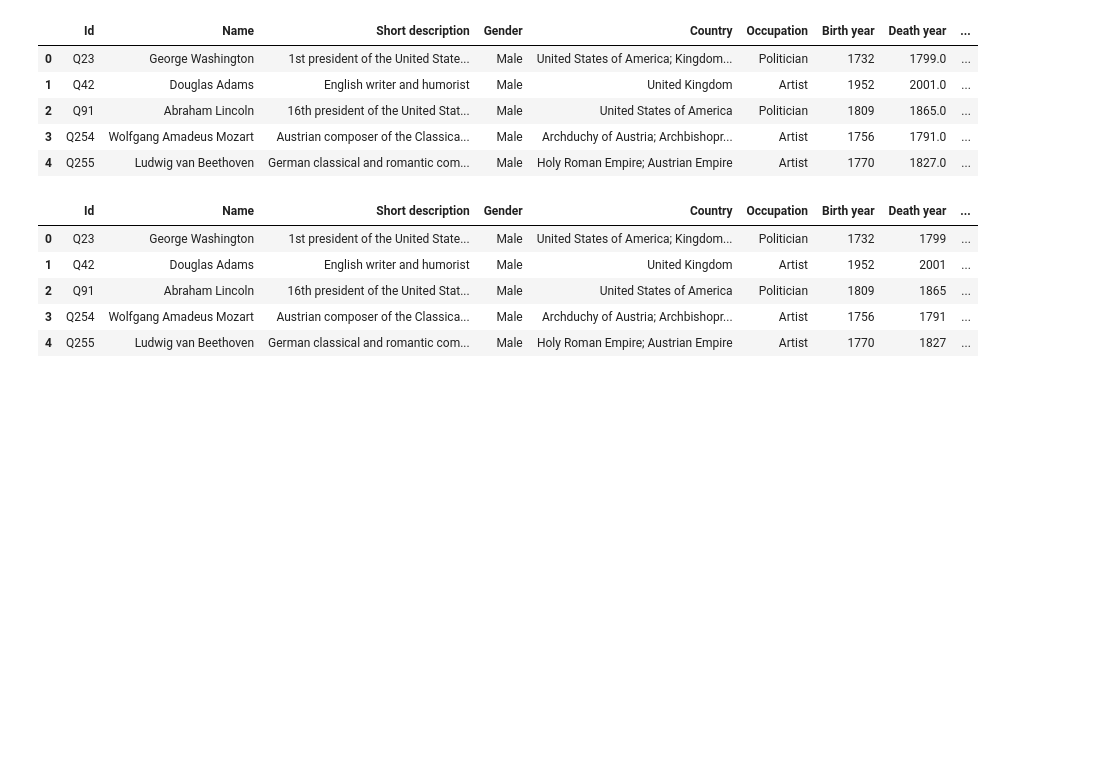
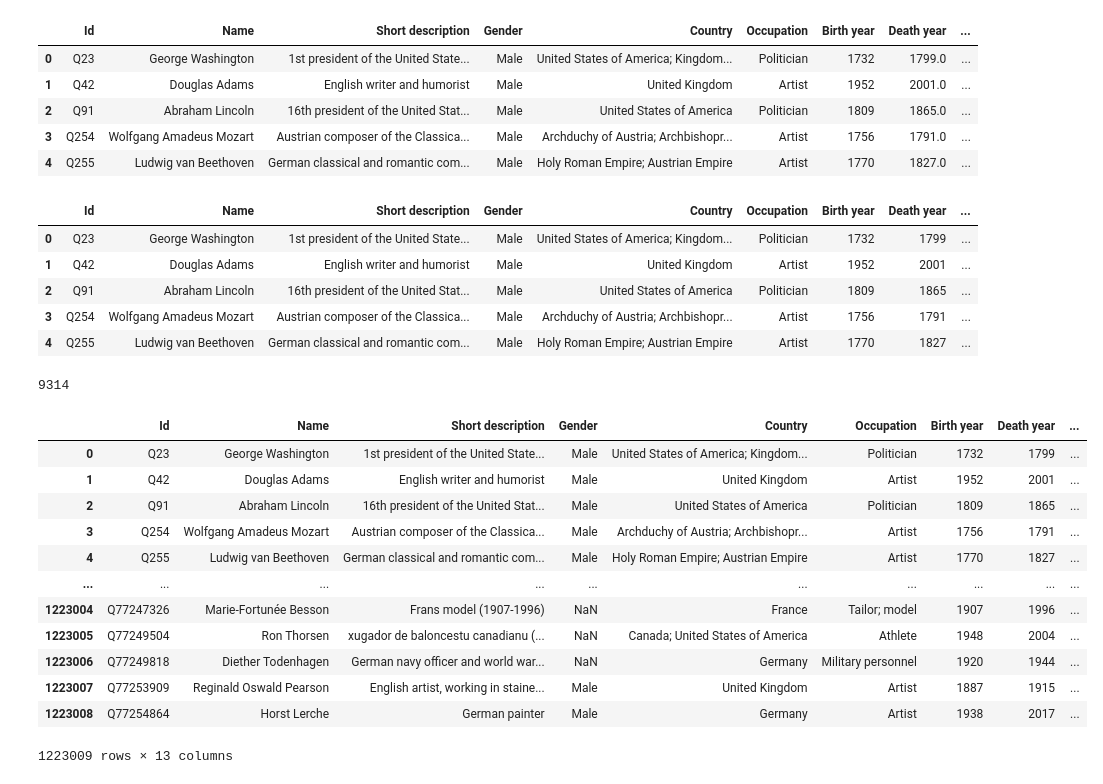
Before and after one commit to tomo960714/AgeVisualization, a Jupyter notebook: preprocess.ipynb, the cells around one changed output. Drawn from its saved outputs; the diff is of its cells as text; code cells hidden in the pictures; blank space fills up the shorter version.

```diff
--- a/preprocess.ipynb
+++ b/preprocess.ipynb
@@ -9,4 +9,4 @@ import math
 # %%
 separator = ","
 # Read the csv file
-df = pd.read_csv('AgeDataset-V1.csv',sep=separator)
+df = pd.read_csv('Data/ages_dataset.csv',sep=separator)
@@ -62,3 +65,30 @@ df.head()
 | 2 | Q91 | Abraham Lincoln | 16th president of the United Stat... | Male | United States of America | Politician | 1809 | 1865 | ... |
 | 3 | Q254 | Wolfgang Amadeus Mozart | Austrian composer of the Classica... | Male | Archduchy of Austria; Archbishopr... | Artist | 1756 | 1791 | ... |
 | 4 | Q255 | Ludwig van Beethoven | German classical and romantic com... | Male | Holy Roman Empire; Austrian Empire | Artist | 1770 | 1827 | ... |
+# %%
+#show unique occupations in df
+df["Occupation"].unique()
+
+#count the number of unique occupations
+len(df["Occupation"].unique())
+# %% [output]
+9314
+# %%
+# fill missing occupation with "Unspecified"
+df["Occupation"].fillna("Unspecified", inplace = True)
+# %%
+df
+# %% [output]
+|  | Id | Name | Short description | Gender | Country | Occupation | Birth year | Death year | ... |
+| 0 | Q23 | George Washington | 1st president of the United State... | Male | United States of America; Kingdom... | Politician | 1732 | 1799 | ... |
+| 1 | Q42 | Douglas Adams | English writer and humorist | Male | United Kingdom | Artist | 1952 | 2001 | ... |
+| 2 | Q91 | Abraham Lincoln | 16th president of the United Stat... | Male | United States of America | Politician | 1809 | 1865 | ... |
+| 3 | Q254 | Wolfgang Amadeus Mozart | Austrian composer of the Classica... | Male | Archduchy of Austria; Archbishopr... | Artist | 1756 | 1791 | ... |
+| 4 | Q255 | Ludwig van Beethoven | German classical and romantic com... | Male | Holy Roman Empire; Austrian Empire | Artist | 1770 | 1827 | ... |
+| ... | ... | ... | ... | ... | ... | ... | ... | ... | ... |
+| 1223004 | Q77247326 | Marie-Fortunée Besson | Frans model (1907-1996) | NaN | France | Tailor; model | 1907 | 1996 | ... |
+| 1223005 | Q77249504 | Ron Thorsen | xugador de baloncestu canadianu (... | NaN | Canada; United States of America | Athlete | 1948 | 2004 | ... |
+| 1223006 | Q77249818 | Diether Todenhagen | German navy officer and world war... | NaN | Germany | Military personnel | 1920 | 1944 | ... |
+| 1223007 | Q77253909 | Reginald Oswald Pearson | English artist, working in staine... | Male | United Kingdom | Artist | 1887 | 1915 | ... |
+| 1223008 | Q77254864 | Horst Lerche | German painter | Male | Germany | Artist | 1938 | 2017 | ... |
+1223009 rows × 13 columns
```
Also changed, not shown: parts of 8 cells of this notebook.
